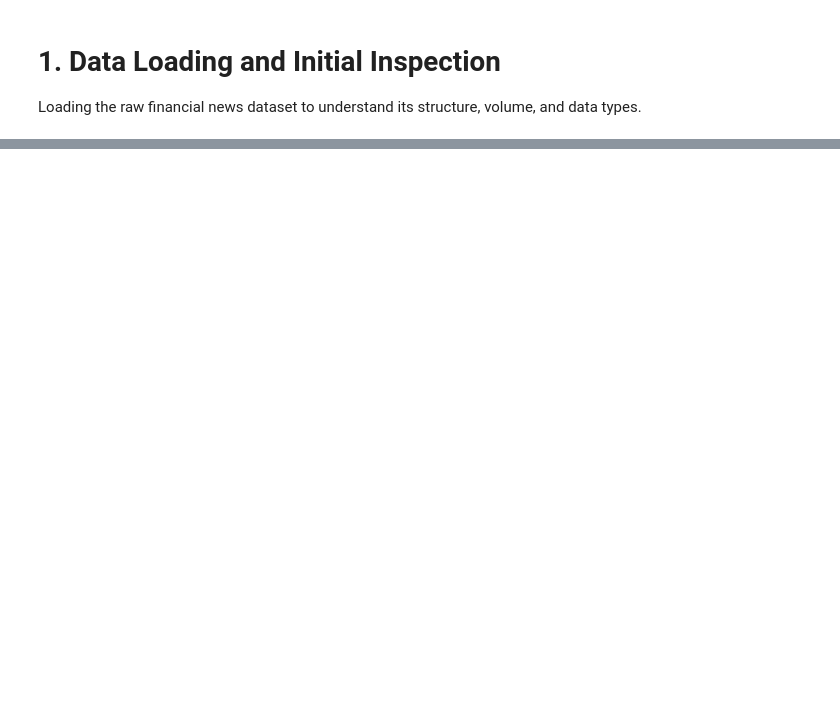
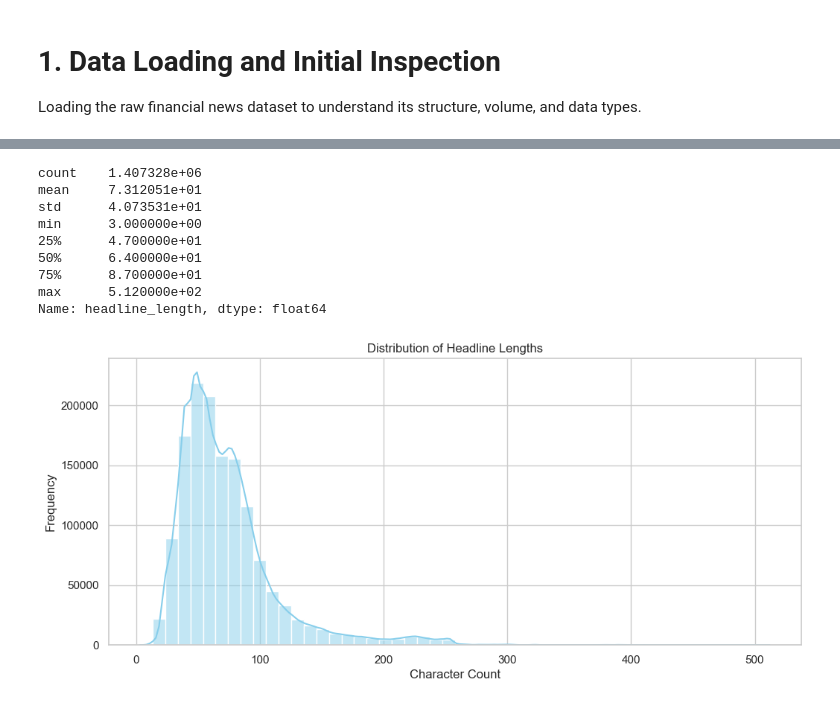
Before and after one commit to EliasD369/Price-Moves-with-News-Sentiment, a Jupyter notebook: nootbooks/Main.ipynb, the cells around one changed output, grey strips where cells are left out. Cells and saved outputs as stored; diff of their text form; code cells hidden in the pictures; blank space fills up the shorter version.

```diff
--- a/nootbooks/Main.ipynb
+++ b/nootbooks/Main.ipynb
@@ -47,0 +123,27 @@ NameError: name 'pd' is not defined
+# %%
+# --- Headline Length Analysis ---
+
+# Calculate length of each headline
+df['headline_length'] = df['headline'].astype(str).apply(len)
+
+# Basic descriptive stats of length
+print(df['headline_length'].describe())
+
+# Visualization
+plt.figure(figsize=(12, 5))
+sns.histplot(df['headline_length'], bins=50, kde=True, color='skyblue')
+plt.title('Distribution of Headline Lengths')
+plt.xlabel('Character Count')
+plt.ylabel('Frequency')
+plt.show()
+# %% [output]
+count    1.407328e+06
+mean     7.312051e+01
+std      4.073531e+01
+min      3.000000e+00
+25%      4.700000e+01
+50%      6.400000e+01
+75%      8.700000e+01
+max      5.120000e+02
+Name: headline_length, dtype: float64
+[figure, added]
```
Also changed, not shown: parts of 11 cells of this notebook, 2 other files.
